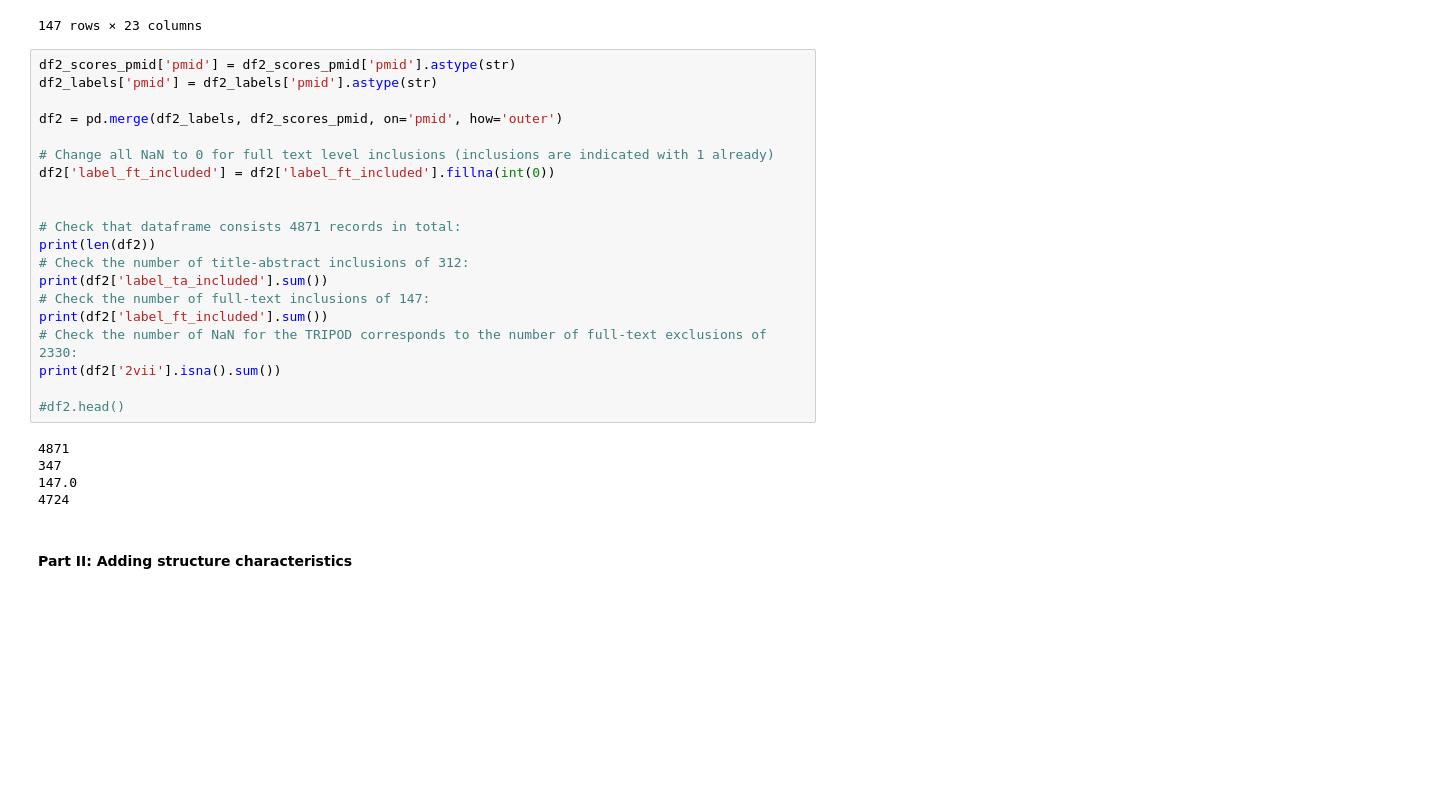
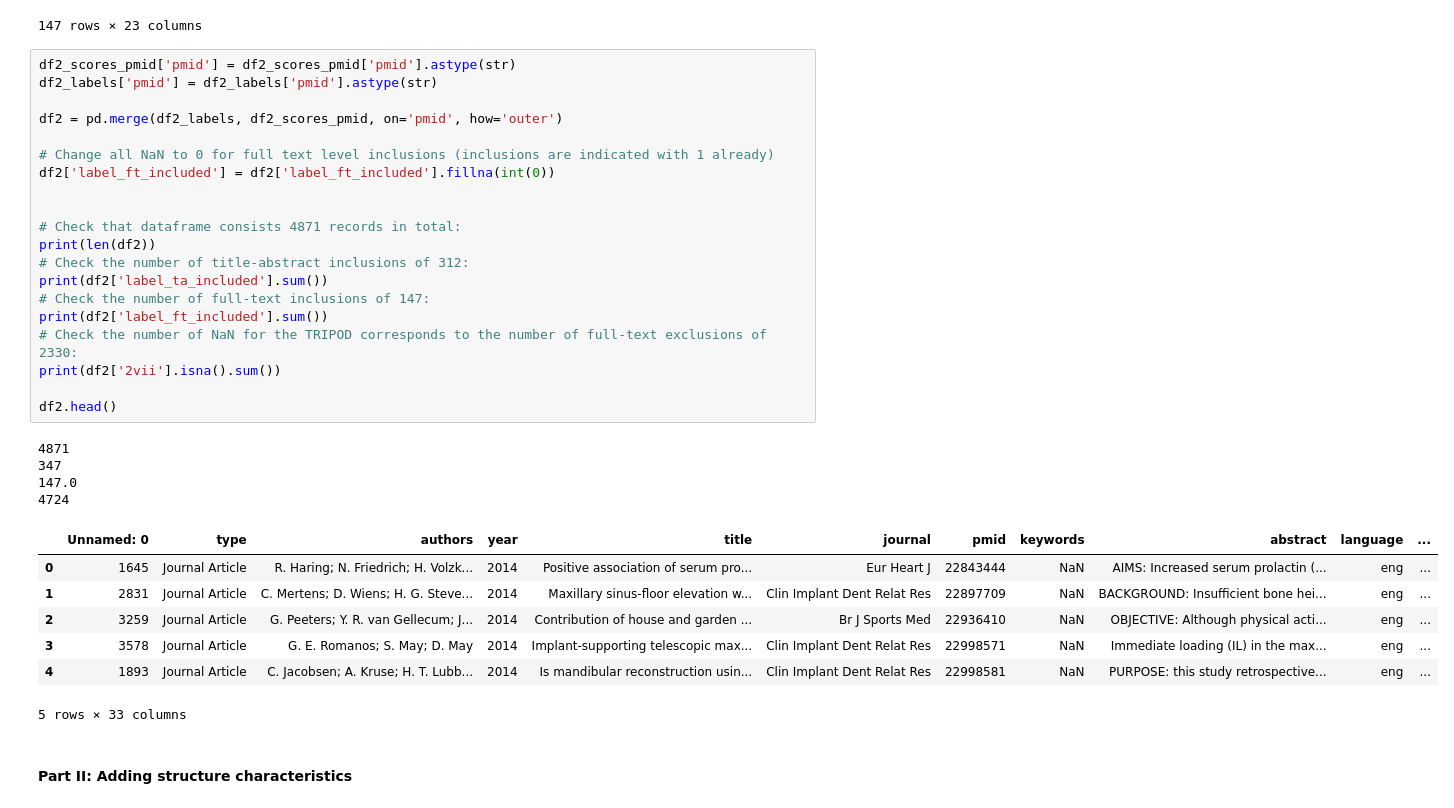
Before and after one commit to isa-sp/TAR-abstracts, a Jupyter notebook: code/data_preprocessing.ipynb, the cells around one changed output. Saved outputs shown, nothing was run; the diff lists cells and outputs as text; blank space fills up the shorter version.

```diff
--- a/code/data_preprocessing.ipynb
+++ b/code/data_preprocessing.ipynb
@@ -229,28 +271,35 @@ df2_scores_pmid
 # %%
 df2_scores_pmid['pmid'] = df2_scores_pmid['pmid'].astype(str)
 df2_labels['pmid'] = df2_labels['pmid'].astype(str)
 
 df2 = pd.merge(df2_labels, df2_scores_pmid, on='pmid', how='outer')
 
 # Change all NaN to 0 for full text level inclusions (inclusions are indicated with 1 already)
 df2['label_ft_included'] = df2['label_ft_included'].fillna(int(0))
 
 
 # Check that dataframe consists 4871 records in total:
 print(len(df2))
 # Check the number of title-abstract inclusions of 312:
 print(df2['label_ta_included'].sum())
 # Check the number of full-text inclusions of 147:
 print(df2['label_ft_included'].sum())
 # Check the number of NaN for the TRIPOD corresponds to the number of full-text exclusions of 2330:
 print(df2['2vii'].isna().sum())
 
-#df2.head()
+df2.head()
 # %% [output]
 4871
 347
 147.0
 4724
+|  | Unnamed: 0 | type | authors | year | title | journal | pmid | keywords | abstract | language | ... |
+| 0 | 1645 | Journal Article | R. Haring; N. Friedrich; H. Volzk... | 2014 | Positive association of serum pro... | Eur Heart J | 22843444 | NaN | AIMS: Increased serum prolactin (... | eng | ... |
+| 1 | 2831 | Journal Article | C. Mertens; D. Wiens; H. G. Steve... | 2014 | Maxillary sinus-floor elevation w... | Clin Implant Dent Relat Res | 22897709 | NaN | BACKGROUND: Insufficient bone hei... | eng | ... |
+| 2 | 3259 | Journal Article | G. Peeters; Y. R. van Gellecum; J... | 2014 | Contribution of house and garden ... | Br J Sports Med | 22936410 | NaN | OBJECTIVE: Although physical acti... | eng | ... |
+| 3 | 3578 | Journal Article | G. E. Romanos; S. May; D. May | 2014 | Implant-supporting telescopic max... | Clin Implant Dent Relat Res | 22998571 | NaN | Immediate loading (IL) in the max... | eng | ... |
+| 4 | 1893 | Journal Article | C. Jacobsen; A. Kruse; H. T. Lubb... | 2014 | Is mandibular reconstruction usin... | Clin Implant Dent Relat Res | 22998581 | NaN | PURPOSE: this study retrospective... | eng | ... |
+5 rows × 33 columns
 # %% [markdown]
 #### **Part II: Adding structure characteristics**
 # %% [markdown]
```
Also changed, not shown: parts of 5 cells of this notebook.
